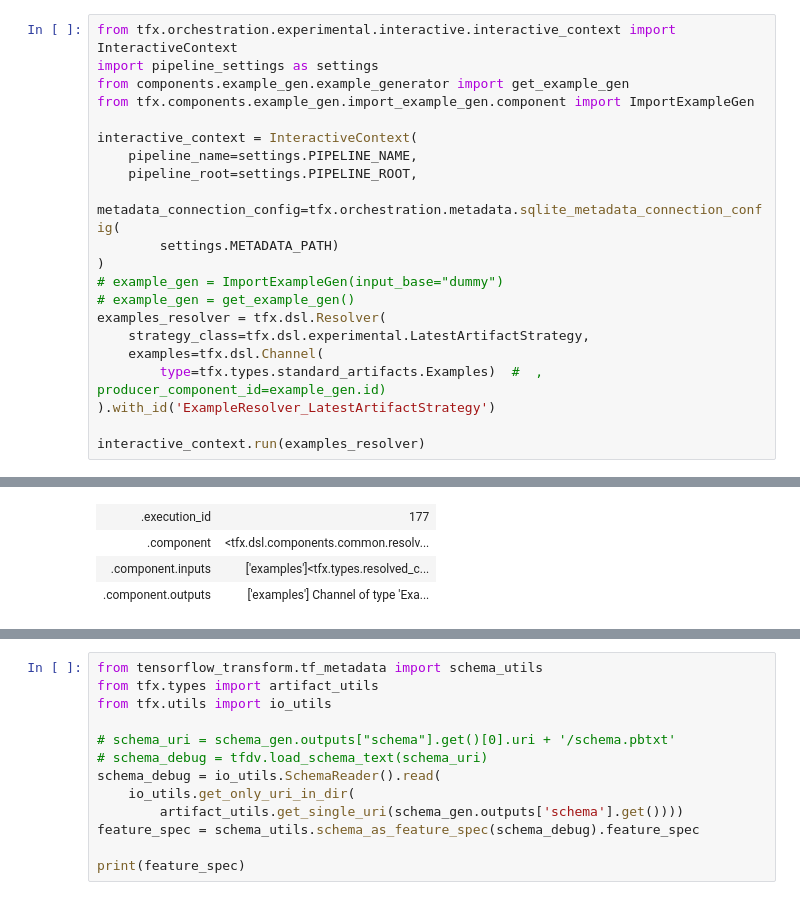
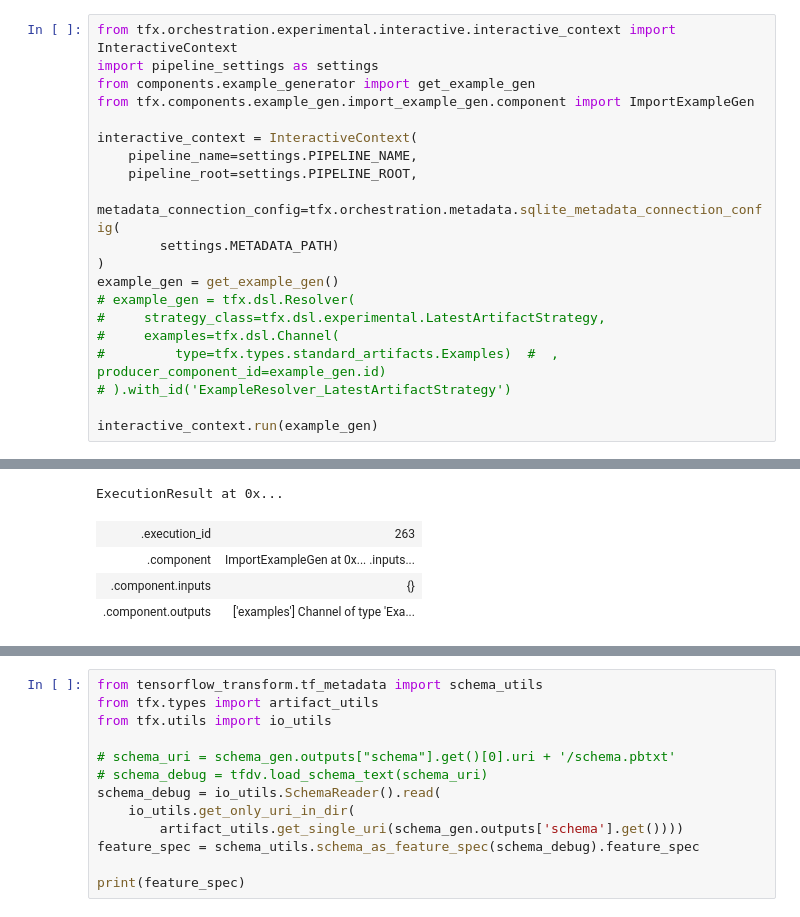
Before and after one commit to HunBug/tfx_pipeline, a Jupyter notebook: minst_fassion_pipeline/debug_pipeline.ipynb, the cells around one changed output, grey strips where cells are left out. Saved outputs shown, nothing was run; the diff lists cells and outputs as text.

```diff
--- a/minst_fassion_pipeline/debug_pipeline.ipynb
+++ b/minst_fassion_pipeline/debug_pipeline.ipynb
@@ -9,7 +11,7 @@ TFX version: 1.12.0
 # %%
 from tfx.orchestration.experimental.interactive.interactive_context import InteractiveContext
 import pipeline_settings as settings
-from components.example_gen.example_generator import get_example_gen
+from components.example_generator import get_example_gen
 from tfx.components.example_gen.import_example_gen.component import ImportExampleGen
 
 interactive_context = InteractiveContext(
@@ -18,13 +20,12 @@ interactive_context = InteractiveContext(
     metadata_connection_config=tfx.orchestration.metadata.sqlite_metadata_connection_config(
         settings.METADATA_PATH)
 )
-# example_gen = ImportExampleGen(input_base="dummy")
-# example_gen = get_example_gen()
-examples_resolver = tfx.dsl.Resolver(
-    strategy_class=tfx.dsl.experimental.LatestArtifactStrategy,
-    examples=tfx.dsl.Channel(
-        type=tfx.types.standard_artifacts.Examples)  #  , producer_component_id=example_gen.id)
-).with_id('ExampleResolver_LatestArtifactStrategy')
+example_gen = get_example_gen()
+# example_gen = tfx.dsl.Resolver(
+#     strategy_class=tfx.dsl.experimental.LatestArtifactStrategy,
+#     examples=tfx.dsl.Channel(
+#         type=tfx.types.standard_artifacts.Examples)  #  , producer_component_id=example_gen.id)
+# ).with_id('ExampleResolver_LatestArtifactStrategy')
 
-interactive_context.run(examples_resolver)
+interactive_context.run(example_gen)
 # %% [output]
@@ -32,5 +36,6 @@ ExecutionResult at 0x...
+ExecutionResult at 0x...
-| .execution_id | 177 |
-| .component | <tfx.dsl.components.common.resolv... |
-| .component.inputs | ['examples']<tfx.types.resolved_c... |
+| .execution_id | 263 |
+| .component | ImportExampleGen at 0x... .inputs... |
+| .component.inputs | {} |
 | .component.outputs | ['examples'] Channel of type 'Exa... |
 # %%
```
Also changed, not shown: parts of 9 cells of this notebook, 10 other files.
